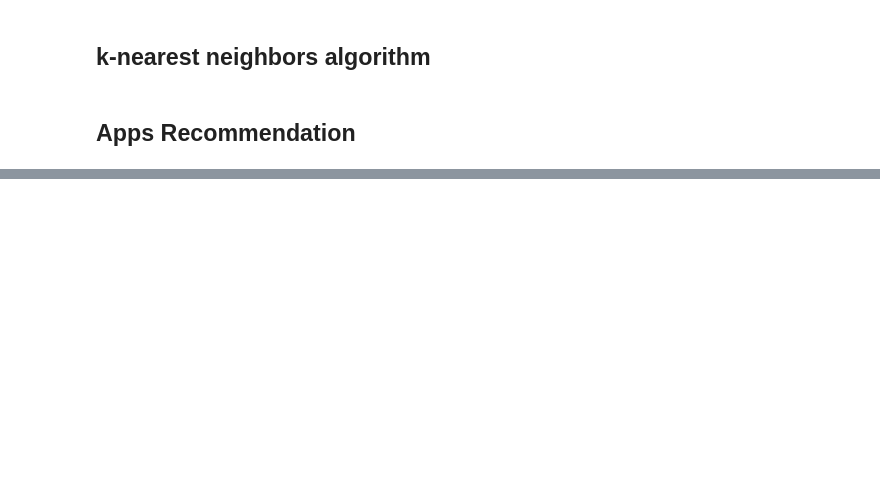
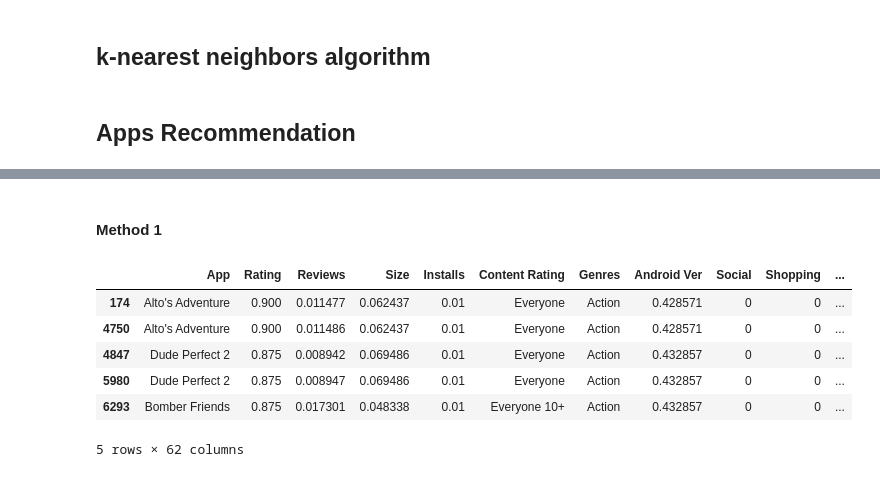
Before and after one commit to RavMRafiki/Recommendation-System, a Jupyter notebook: App_recommendation_system.ipynb, the cells around one changed output, grey strips where cells are left out. Cells and saved outputs as stored; diff of their text form; code cells hidden in the pictures; blank space fills up the shorter version.

```diff
--- a/App_recommendation_system.ipynb
+++ b/App_recommendation_system.ipynb
@@ -277,0 +217,26 @@ See the caveats in the documentation: https://pandas.pydata.org/pandas-docs/stab
+# %% [markdown]
+<h4>Method 1</h4>
+# %%
+avgRating = pd.to_numeric(validatingSet['Rating'], errors='coerce').mean()
+avgReviews = pd.to_numeric(validatingSet['Reviews'], errors='coerce').mean()
+avgSize = pd.to_numeric(validatingSet['Size'], errors='coerce').mean()
+avgInstalls = pd.to_numeric(validatingSet['Installs'], errors='coerce').mean()
+maxAndroidVer = max(validatingSet['Android Ver'])
+genres = []
+for i in validatingSet.columns.tolist()[8:]:
+    genres.append(pd.to_numeric(validatingSet[i], errors='coerce').mean())
+avgAppList = ['avgApp',avgRating,avgReviews,avgSize,avgInstalls,validatingSet.iloc[0]['Content Rating'],"avgGenre",maxAndroidVer]
+for i in genres:
+    avgAppList.append(i)
+avgApp = pd.DataFrame(columns=validatingSet.columns.tolist())
+avgApp.loc[0] = avgAppList
+recommendedApps = KNN.clustering(trainingSet.copy(), validatingSet.iloc[0])
+recommendedApps.sort_values("distance").head()
+# %% [output]
+|  | App | Rating | Reviews | Size | Installs | Content Rating | Genres | Android Ver | Social | Shopping | ... |
+| 174 | Alto's Adventure | 0.900 | 0.011477 | 0.062437 | 0.01 | Everyone | Action | 0.428571 | 0 | 0 | ... |
+| 4750 | Alto's Adventure | 0.900 | 0.011486 | 0.062437 | 0.01 | Everyone | Action | 0.428571 | 0 | 0 | ... |
+| 4847 | Dude Perfect 2 | 0.875 | 0.008942 | 0.069486 | 0.01 | Everyone | Action | 0.432857 | 0 | 0 | ... |
+| 5980 | Dude Perfect 2 | 0.875 | 0.008947 | 0.069486 | 0.01 | Everyone | Action | 0.432857 | 0 | 0 | ... |
+| 6293 | Bomber Friends | 0.875 | 0.017301 | 0.048338 | 0.01 | Everyone 10+ | Action | 0.432857 | 0 | 0 | ... |
+5 rows × 62 columns
```
Also changed, not shown: parts of 21 cells of this notebook.
